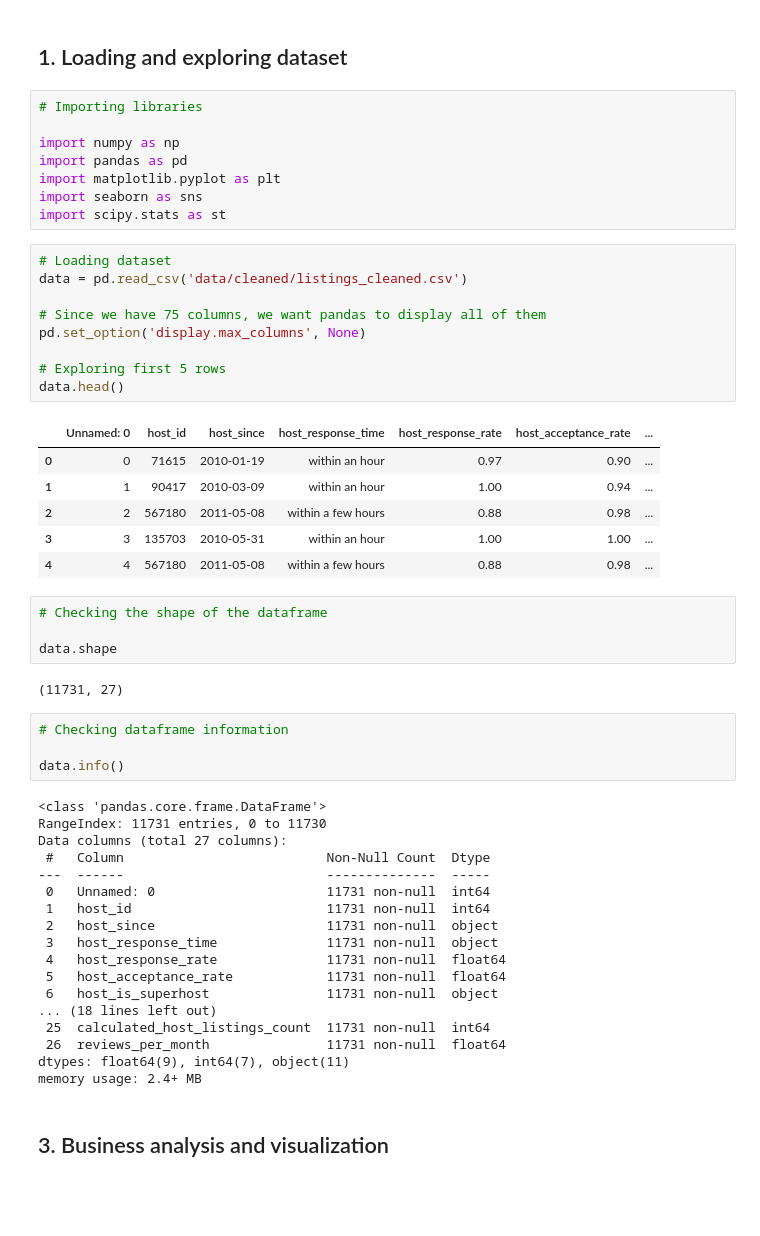
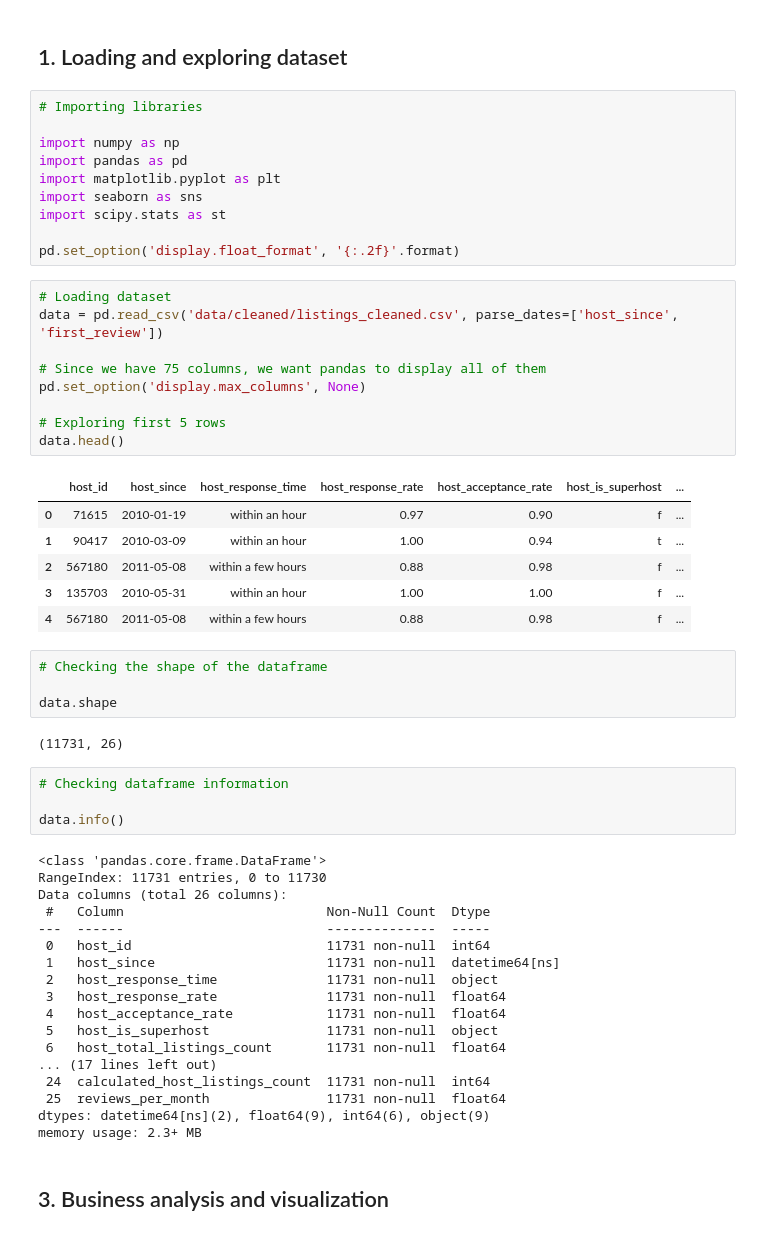
Before and after one commit to joacog86/midprojectlab, a Jupyter notebook: mbproject_analysis.ipynb, the cells around one changed output. Saved outputs shown, nothing was run; the diff lists cells and outputs as text; blank space fills up the shorter version.

```diff
--- a/mbproject_analysis.ipynb
+++ b/mbproject_analysis.ipynb
@@ -21,28 +21,30 @@ import pandas as pd
 import matplotlib.pyplot as plt
 import seaborn as sns
 import scipy.stats as st
+
+pd.set_option('display.float_format', '{:.2f}'.format)
 # %%
 # Loading dataset
-data = pd.read_csv('data/cleaned/listings_cleaned.csv')
+data = pd.read_csv('data/cleaned/listings_cleaned.csv', parse_dates=['host_since', 'first_review'])
 
 # Since we have 75 columns, we want pandas to display all of them
 pd.set_option('display.max_columns', None)
 
 # Exploring first 5 rows
 data.head()
 # %% [output]
-|  | Unnamed: 0 | host_id | host_since | host_response_time | host_response_rate | host_acceptance_rate | ... |
-| 0 | 0 | 71615 | 2010-01-19 | within an hour | 0.97 | 0.90 | ... |
-| 1 | 1 | 90417 | 2010-03-09 | within an hour | 1.00 | 0.94 | ... |
-| 2 | 2 | 567180 | 2011-05-08 | within a few hours | 0.88 | 0.98 | ... |
-| 3 | 3 | 135703 | 2010-05-31 | within an hour | 1.00 | 1.00 | ... |
-| 4 | 4 | 567180 | 2011-05-08 | within a few hours | 0.88 | 0.98 | ... |
+|  | host_id | host_since | host_response_time | host_response_rate | host_acceptance_rate | host_is_superhost | ... |
+| 0 | 71615 | 2010-01-19 | within an hour | 0.97 | 0.90 | f | ... |
+| 1 | 90417 | 2010-03-09 | within an hour | 1.00 | 0.94 | t | ... |
+| 2 | 567180 | 2011-05-08 | within a few hours | 0.88 | 0.98 | f | ... |
+| 3 | 135703 | 2010-05-31 | within an hour | 1.00 | 1.00 | f | ... |
+| 4 | 567180 | 2011-05-08 | within a few hours | 0.88 | 0.98 | f | ... |
 # %%
 # Checking the shape of the dataframe
 
 data.shape
 # %% [output]
-(11731, 27)
+(11731, 26)
 # %%
 # Checking dataframe information
 
@@ -50,21 +52,21 @@ data.info()
 # %% [output]
 <class 'pandas.core.frame.DataFrame'>
 RangeIndex: 11731 entries, 0 to 11730
-Data columns (total 27 columns):
+Data columns (total 26 columns):
  #   Column                          Non-Null Count  Dtype
 ---  ------                          --------------  -----
- 0   Unnamed: 0                      11731 non-null  int64
- 1   host_id                         11731 non-null  int64
- 2   host_since                      11731 non-null  object
- 3   host_response_time              11731 non-null  object
- 4   host_response_rate              11731 non-null  float64
- 5   host_acceptance_rate            11731 non-null  float64
- 6   host_is_superhost               11731 non-null  object
-... (18 lines left out)
- 25  calculated_host_listings_count  11731 non-null  int64
- 26  reviews_per_month               11731 non-null  float64
-dtypes: float64(9), int64(7), object(11)
-memory usage: 2.4+ MB
+ 0   host_id                         11731 non-null  int64
+ 1   host_since                      11731 non-null  datetime64[ns]
+ 2   host_response_time              11731 non-null  object
+ 3   host_response_rate              11731 non-null  float64
+ 4   host_acceptance_rate            11731 non-null  float64
+ 5   host_is_superhost               11731 non-null  object
+ 6   host_total_listings_count       11731 non-null  float64
+... (17 lines left out)
+ 24  calculated_host_listings_count  11731 non-null  int64
+ 25  reviews_per_month               11731 non-null  float64
+dtypes: datetime64[ns](2), float64(9), int64(6), object(9)
+memory usage: 2.3+ MB
 # %% [markdown]
 ## 3. Business analysis and visualization
 # %% [markdown]
```
Also changed, not shown: parts of 25 cells of this notebook, 1 other file.
